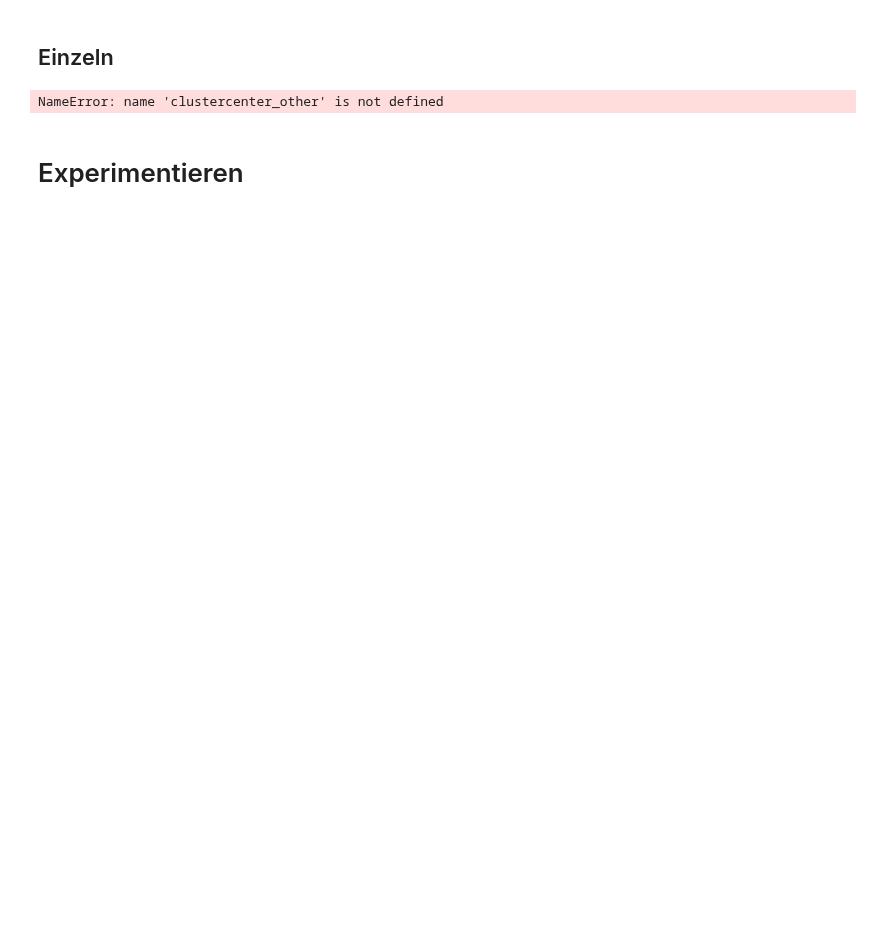
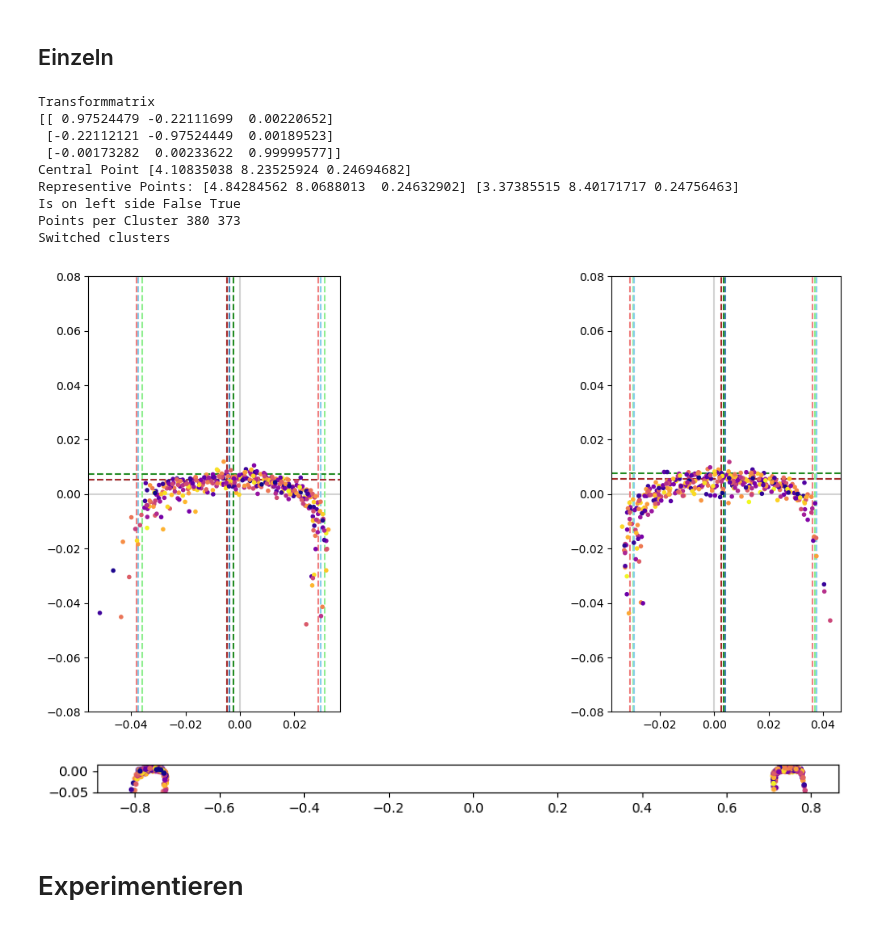
Before and after one commit to florianneukirchen/gleis-versuche, a Jupyter notebook: 23_better_representive_point.ipynb, the cells around one changed output. Drawn from its saved outputs; the diff is of its cells as text; code cells hidden in the pictures; blank space fills up the shorter version.

```diff
--- a/23_better_representive_point.ipynb
+++ b/23_better_representive_point.ipynb
@@ -222,8 +219,8 @@ def to_color(skalar, cmap=plt.cm.plasma):
 # %%
 def cluster_is_on_top(cluster, clustercenter, points):
     """Check that there are no points above the cluster center"""
-    x_min, x_max = clustercenter[0] - 0.1, clustercenter[0] + 0.1
-    y_min, y_max = clustercenter[1] - 0.1, clustercenter[1] + 0.1
+    x_min, x_max = clustercenter[0] - 0.05, clustercenter[0] + 0.05
+    y_min, y_max = clustercenter[1] - 0.05, clustercenter[1] + 0.05
     z_min = cluster[:,2].max()
 
     mask = ((points[:, 0] > x_min) &
@@ -624,10 +620,10 @@ def plot_cluster_pair_compare(cluster, cluster_other, transformmatrix, represent
     ax[0].set_ylim(-0.08, 0.08)
     ax[1].set_ylim(-0.08, 0.08)
 
-    ax[0].axvline(0, color="lightgrey", linestyle="-", zorder=-1)
-    ax[0].axhline(0, color="lightgrey", linestyle="-", zorder=-1)
-    ax[1].axvline(0, color="lightgrey", linestyle="-", zorder=-1)
-    ax[1].axhline(0, color="lightgrey", linestyle="-", zorder=-1)
+    ax[0].axvline(0, color="darkgrey", linestyle="-", zorder=-1)
+    ax[0].axhline(0, color="darkgrey", linestyle="-", zorder=-1)
+    ax[1].axvline(0, color="darkgrey", linestyle="-", zorder=-1)
+    ax[1].axhline(0, color="darkgrey", linestyle="-", zorder=-1)
 
     ax[0].scatter(transformed[:,0], transformed[:,2], c=transformed[:,1], cmap=plt.cm.plasma, marker=".")
     ax[0].set_aspect("equal")
@@ -802,7 +782,7 @@ pair_gen = pair_generator()
 # for i in range(122):
 #     next(pair_gen)
 # %%
-#cluster, clustercenter, cluster_other, clustercenter_other, eigenvects = next(pair_gen)
+cluster, clustercenter, cluster_other, clustercenter_other, eigenvects = next(pair_gen)
 
 percentile = 95
 
@@ -813,34 +793,44 @@ z_thresh = -0.01
 transformmatrix = get_transformmatrix(cluster, cluster_other, clustercenter, clustercenter_other, eigenvects)
 print("Transformmatrix")
 print(transformmatrix)
 
 if transformmatrix[2,2] < 0: # z of the third eigenvector
     print("Inverted eigenvectors")
     transformmatrix *= -1
 
 representive_a = representive_point(cluster, transformmatrix, percentile=percentile, lowerpercentile=lowerpercentile, railhead_width=0.067)
 representive_b = representive_point(cluster_other, transformmatrix, percentile=percentile, lowerpercentile=lowerpercentile, railhead_width=0.067)
 
 representative_aa = representive_point_1(cluster, transformmatrix, percentile=upperpercentile, lowerpercentile=lowerpercentile, railhead_width=0.067)
 representative_bb = representive_point_1(cluster_other, transformmatrix, percentile=upperpercentile, lowerpercentile=lowerpercentile, railhead_width=0.067)
 
 representative_aaa = representive_point_2(cluster, transformmatrix, percentile=upperpercentile, lowerpercentile=lowerpercentile, railhead_width=0.067, z_thresh=z_thresh)
 representative_bbb = representive_point_2(cluster_other, transformmatrix, percentile=upperpercentile, lowerpercentile=lowerpercentile, railhead_width=0.067, z_thresh=z_thresh)
 
 central = get_central_point(representive_a, representive_b)
 print("Central Point", central)
 print("Representive Points:", representive_a, representive_b)
 print("Is on left side", is_left_side((cluster - cluster.mean(axis=0)) @ transformmatrix), is_left_side((cluster_other - cluster_other.mean(axis=0)) @ transformmatrix))
 
 #o3d.visualization.draw_geometries([pcd_all, pcd_clusters, mesh_frame, pcd_clustercenters, pcd_representive])
 print("Points per Cluster", len(cluster), len(cluster_other))
 fig, ax, transformed, transformed_other = plot_cluster_pair_compare(cluster, cluster_other, transformmatrix, representive_a, representive_b, representative_aa, representative_bb, representative_aaa, representative_bbb, railhead_width = 0.067)
 
 pair = np.vstack((cluster, cluster_other))
 plot_cluster(pair, transformmatrix);
 # Grün: Version 0; Blau: Version 1; Braun: Version 2
 # %% [output]
-NameError: name 'clustercenter_other' is not defined
+Transformmatrix
+[[ 0.97524479 -0.22111699  0.00220652]
+ [-0.22112121 -0.97524449  0.00189523]
+ [-0.00173282  0.00233622  0.99999577]]
+Central Point [4.10835038 8.23525924 0.24694682]
+Representive Points: [4.84284562 8.0688013  0.24632902] [3.37385515 8.40171717 0.24756463]
+Is on left side False True
+Points per Cluster 380 373
+Switched clusters
+[figure, added]
+[figure, added]
 # %%
 # z_thresh = -0.007
 # representative_aaa = representive_point_2(cluster, transformmatrix, percentile=upperpercentile, lowerpercentile=lowerpercentile, railhead_width=0.067, z_thresh=z_thresh)
```
Also changed, not shown: parts of 14 cells of this notebook, 22 other files.
